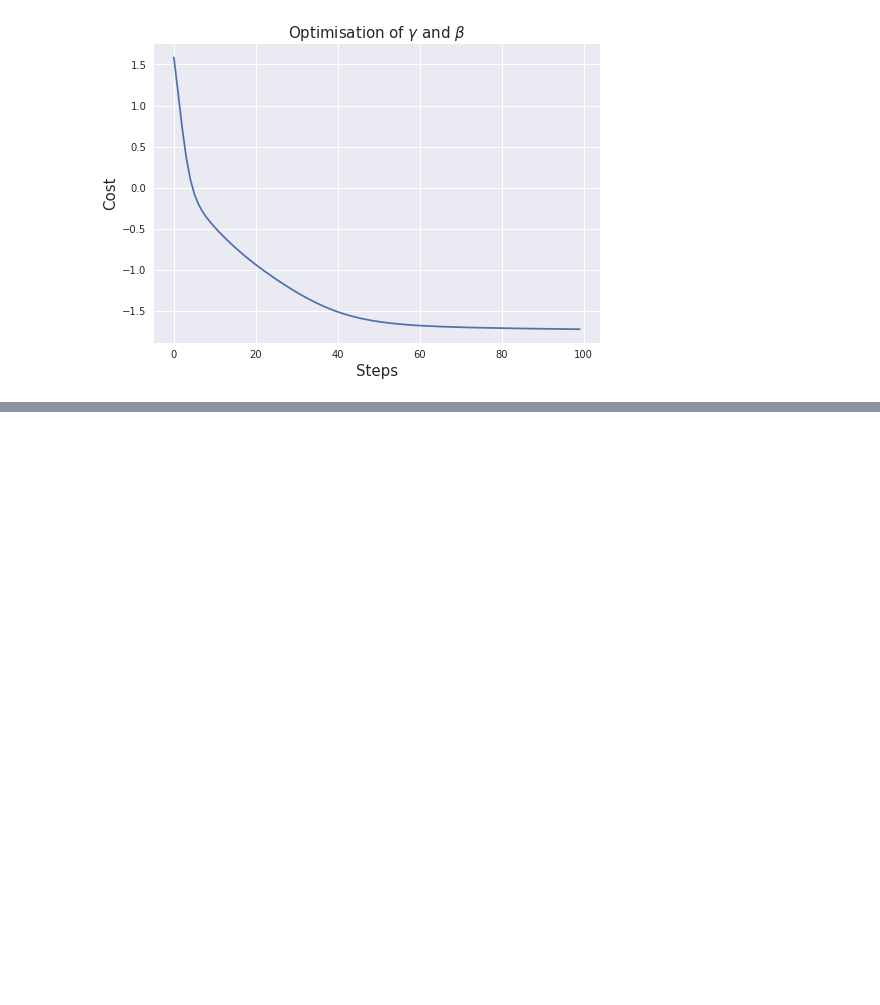
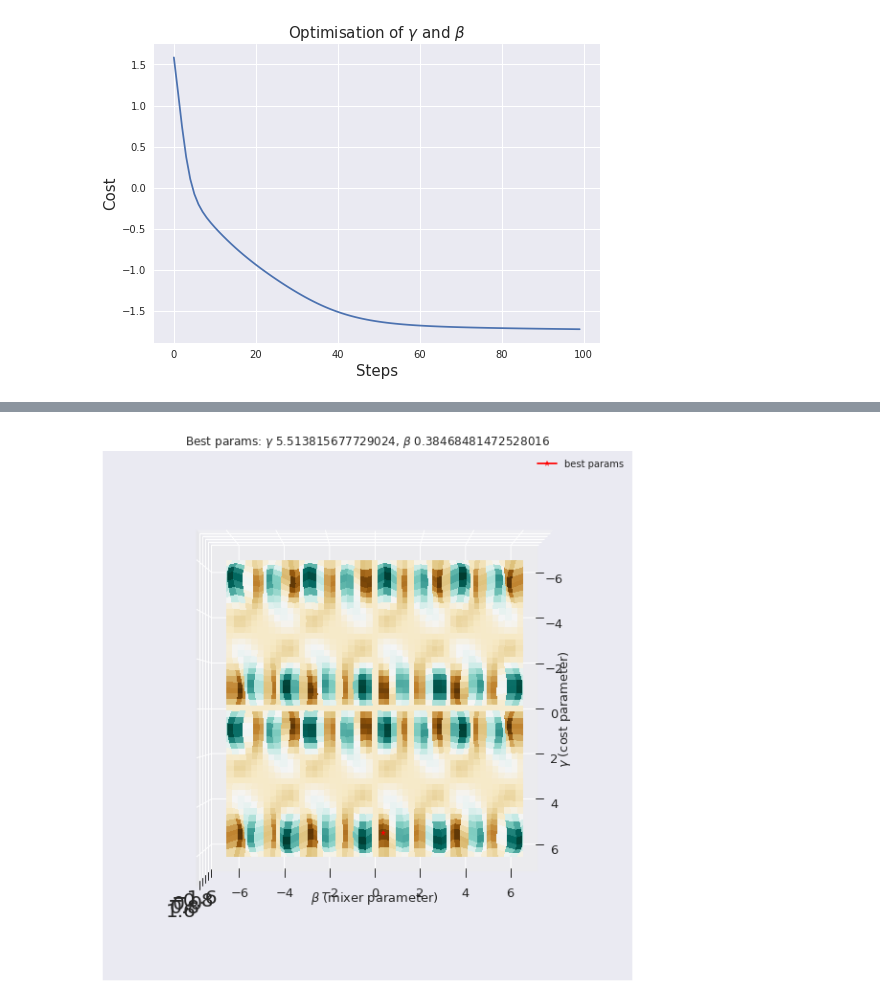
Before and after one commit to jacobljungberg/Testing_CVaR_on_QAOA, a Jupyter notebook: examples/10_HPCoordinateBasedLattice_toHamiltonian.ipynb, the cells around one changed output, grey strips where cells are left out. Saved outputs shown, nothing was run; the diff lists cells and outputs as text; code cells hidden in the pictures; blank space fills up the shorter version.

```diff
--- a/examples/10_HPCoordinateBasedLattice_toHamiltonian.ipynb
+++ b/examples/10_HPCoordinateBasedLattice_toHamiltonian.ipynb
@@ -190,0 +227,19 @@ plt.bar(range(2 ** len(qubits)), probs)
+# %%
+# More plotting, from above
+
+X, Y, _= get_batch_array(start_gamma,
+					stop_gamma,
+					num_points_gamma,
+					start_beta,
+					stop_beta,
+					num_points_beta)
+
+plot_grid_search(X,
+					Y,
+					Z,
+					i,
+					above = True,
+					name = '',
+					save = False)
+# %% [output]
+[figure, added]
```
Also changed, not shown: parts of 8 cells of this notebook, 1 other file.
